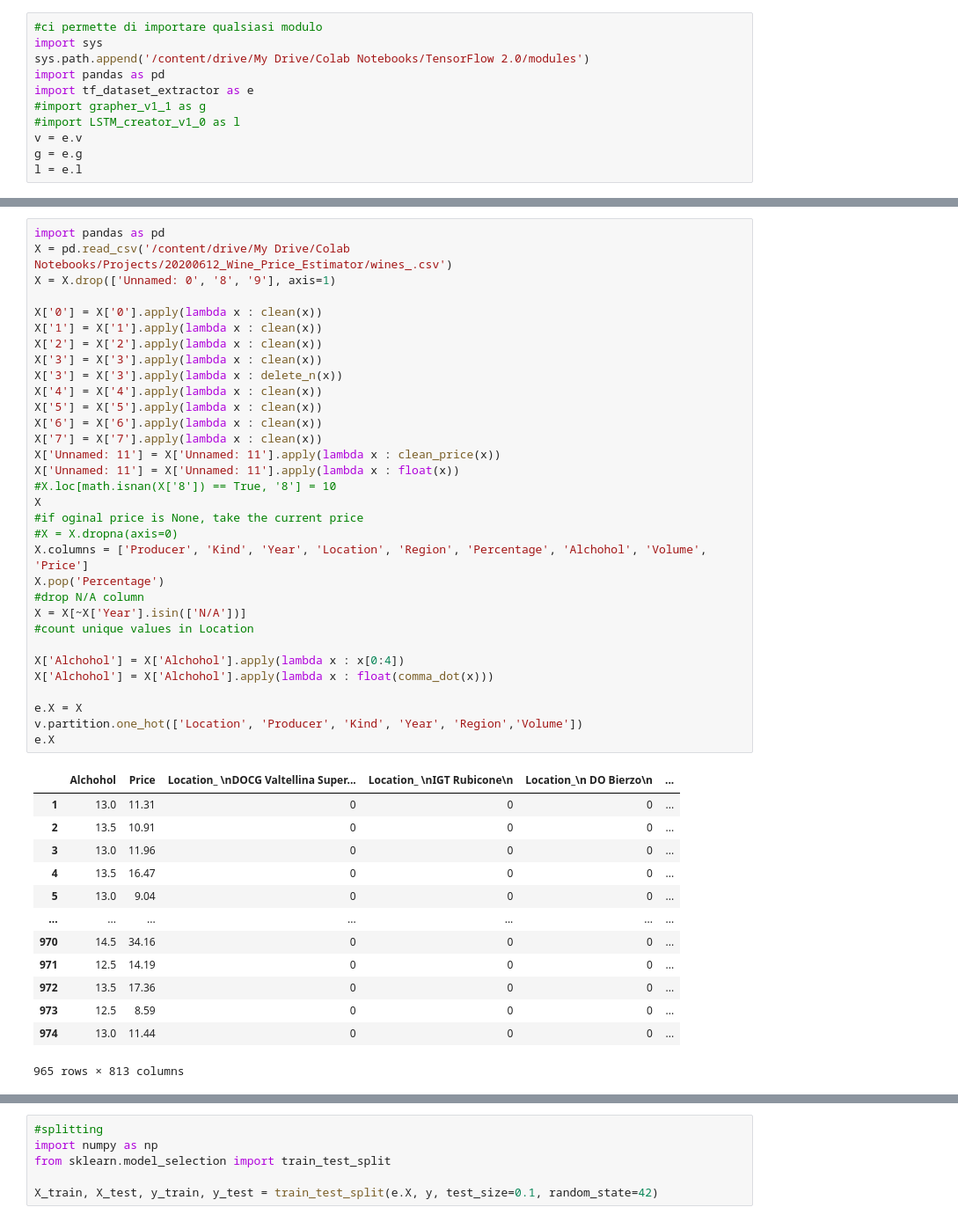
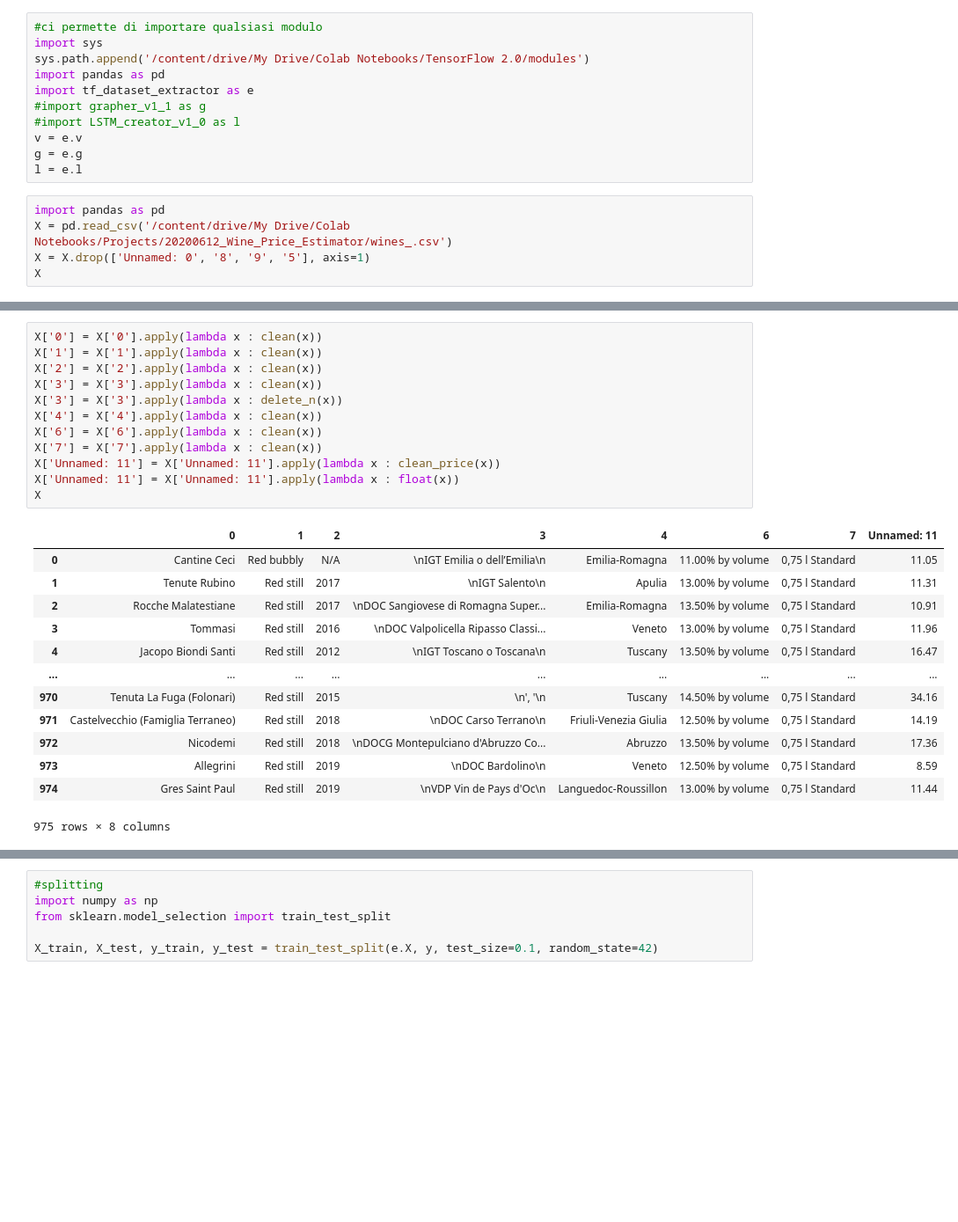
Before and after one commit to arditobryan/Projects, a Jupyter notebook: 20200613_Wine_Price_Estimator/Wine_Price_Estimator.ipynb, the cells around one changed output, grey strips where cells are left out. Shown: that part at 88% size. Cells and saved outputs as stored; diff of their text form; blank space fills up the shorter version.

```diff
--- a/20200613_Wine_Price_Estimator/Wine_Price_Estimator.ipynb
+++ b/20200613_Wine_Price_Estimator/Wine_Price_Estimator.ipynb
@@ -40,3 +40,8 @@ import tf_dataset_extractor as e
 v = e.v
 g = e.g
 l = e.l
+# %%
+import pandas as pd
+X = pd.read_csv('/content/drive/My Drive/Colab Notebooks/Projects/20200612_Wine_Price_Estimator/wines_.csv')
+X = X.drop(['Unnamed: 0', '8', '9', '5'], axis=1)
+X
@@ -43,46 +62,26 @@ l = e.l
 # %%
-import pandas as pd
-X = pd.read_csv('/content/drive/My Drive/Colab Notebooks/Projects/20200612_Wine_Price_Estimator/wines_.csv')
-X = X.drop(['Unnamed: 0', '8', '9'], axis=1)
-
 X['0'] = X['0'].apply(lambda x : clean(x))
 X['1'] = X['1'].apply(lambda x : clean(x))
 X['2'] = X['2'].apply(lambda x : clean(x))
 X['3'] = X['3'].apply(lambda x : clean(x))
 X['3'] = X['3'].apply(lambda x : delete_n(x))
 X['4'] = X['4'].apply(lambda x : clean(x))
-X['5'] = X['5'].apply(lambda x : clean(x))
 X['6'] = X['6'].apply(lambda x : clean(x))
 X['7'] = X['7'].apply(lambda x : clean(x))
 X['Unnamed: 11'] = X['Unnamed: 11'].apply(lambda x : clean_price(x))
 X['Unnamed: 11'] = X['Unnamed: 11'].apply(lambda x : float(x))
-#X.loc[math.isnan(X['8']) == True, '8'] = 10
 X
-#if oginal price is None, take the current price
-#X = X.dropna(axis=0)
-X.columns = ['Producer', 'Kind', 'Year', 'Location', 'Region', 'Percentage', 'Alchohol', 'Volume', 'Price']
-X.pop('Percentage')
-#drop N/A column
-X = X[~X['Year'].isin(['N/A'])]
-#count unique values in Location
-
-X['Alchohol'] = X['Alchohol'].apply(lambda x : x[0:4])
-X['Alchohol'] = X['Alchohol'].apply(lambda x : float(comma_dot(x)))
-
-e.X = X
-v.partition.one_hot(['Location', 'Producer', 'Kind', 'Year', 'Region','Volume'])
-e.X
 # %% [output]
-|  | Alchohol | Price | Location_ \nDOCG Valtellina Super... | Location_ \nIGT Rubicone\n | Location_\n DO Bierzo\n | ... |
-| 1 | 13.0 | 11.31 | 0 | 0 | 0 | ... |
-| 2 | 13.5 | 10.91 | 0 | 0 | 0 | ... |
-| 3 | 13.0 | 11.96 | 0 | 0 | 0 | ... |
-| 4 | 13.5 | 16.47 | 0 | 0 | 0 | ... |
-| 5 | 13.0 | 9.04 | 0 | 0 | 0 | ... |
-| ... | ... | ... | ... | ... | ... | ... |
-| 970 | 14.5 | 34.16 | 0 | 0 | 0 | ... |
-| 971 | 12.5 | 14.19 | 0 | 0 | 0 | ... |
-| 972 | 13.5 | 17.36 | 0 | 0 | 0 | ... |
-| 973 | 12.5 | 8.59 | 0 | 0 | 0 | ... |
-| 974 | 13.0 | 11.44 | 0 | 0 | 0 | ... |
+|  | 0 | 1 | 2 | 3 | 4 | 6 | 7 | Unnamed: 11 |
+| 0 | Cantine Ceci | Red bubbly | N/A | \nIGT Emilia o dell’Emilia\n | Emilia-Romagna | 11.00% by volume | 0,75 l Standard | 11.05 |
+| 1 | Tenute Rubino | Red still | 2017 | \nIGT Salento\n | Apulia | 13.00% by volume | 0,75 l Standard | 11.31 |
+| 2 | Rocche Malatestiane | Red still | 2017 | \nDOC Sangiovese di Romagna Super... | Emilia-Romagna | 13.50% by volume | 0,75 l Standard | 10.91 |
+| 3 | Tommasi | Red still | 2016 | \nDOC Valpolicella Ripasso Classi... | Veneto | 13.00% by volume | 0,75 l Standard | 11.96 |
+| 4 | Jacopo Biondi Santi | Red still | 2012 | \nIGT Toscano o Toscana\n | Tuscany | 13.50% by volume | 0,75 l Standard | 16.47 |
+| ... | ... | ... | ... | ... | ... | ... | ... | ... |
+| 970 | Tenuta La Fuga (Folonari) | Red still | 2015 | \n', '\n | Tuscany | 14.50% by volume | 0,75 l Standard | 34.16 |
+| 971 | Castelvecchio (Famiglia Terraneo) | Red still | 2018 | \nDOC Carso Terrano\n | Friuli-Venezia Giulia | 12.50% by volume | 0,75 l Standard | 14.19 |
+| 972 | Nicodemi | Red still | 2018 | \nDOCG Montepulciano d'Abruzzo Co... | Abruzzo | 13.50% by volume | 0,75 l Standard | 17.36 |
+| 973 | Allegrini | Red still | 2019 | \nDOC Bardolino\n | Veneto | 12.50% by volume | 0,75 l Standard | 8.59 |
+| 974 | Gres Saint Paul | Red still | 2019 | \nVDP Vin de Pays d'Oc\n | Languedoc-Roussillon | 13.00% by volume | 0,75 l Standard | 11.44 |
-965 rows × 813 columns
+975 rows × 8 columns
```
Also changed, not shown: parts of 9 cells of this notebook.
